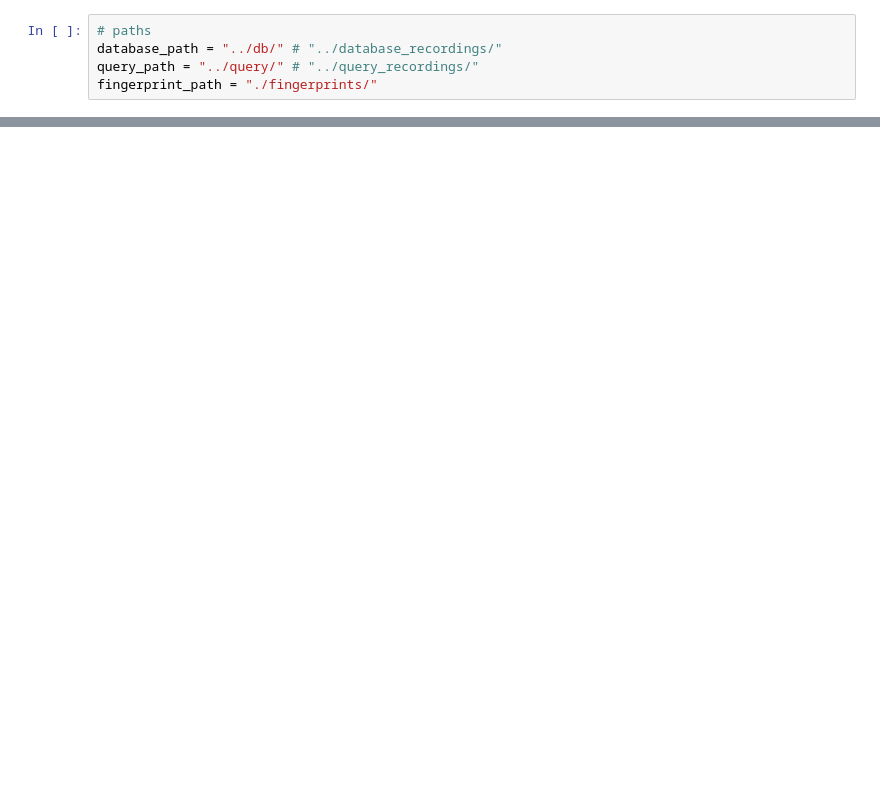
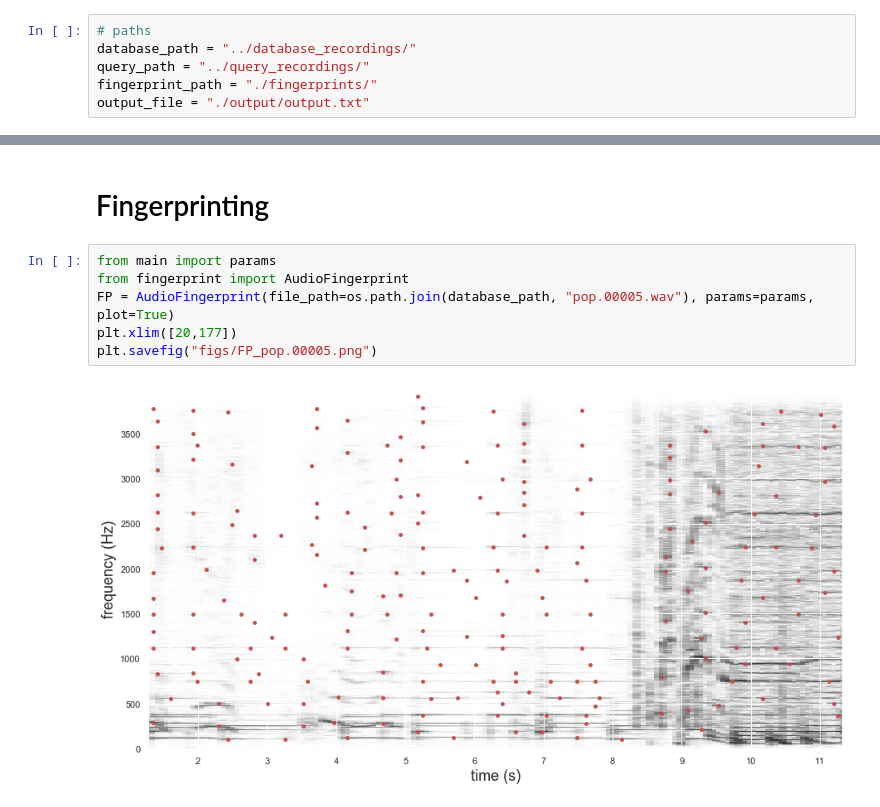
Before and after one commit to jhuang448/audio-fingerprinting, a Jupyter notebook: examples.ipynb, the cells around one changed output, grey strips where cells are left out. Saved outputs shown, nothing was run; the diff lists cells and outputs as text; blank space fills up the shorter version.

Commit message:
parameter tuned; with examples

```diff
--- a/examples.ipynb
+++ b/examples.ipynb
@@ -4,5 +1,6 @@
 # %%
 # paths
-database_path = "../db/" # "../database_recordings/"
-query_path = "../query/" # "../query_recordings/"
+database_path = "../database_recordings/"
+query_path = "../query_recordings/"
 fingerprint_path = "./fingerprints/"
+output_file = "./output/output.txt"
@@ -15 +33,11 @@ FDB = FingerprintDB(database_path, fingerprint_path)
+# %% [markdown]
+# Fingerprinting
+# %%
+from main import params
+from fingerprint import AudioFingerprint
+FP = AudioFingerprint(file_path=os.path.join(database_path, "pop.00005.wav"), params=params, plot=True)
+plt.xlim([20,177])
+plt.savefig("figs/FP_pop.00005.png")
+# %% [output]
+[figure, added]
 # %%
```
Also changed, not shown: parts of 13 cells of this notebook, 3 other files.
